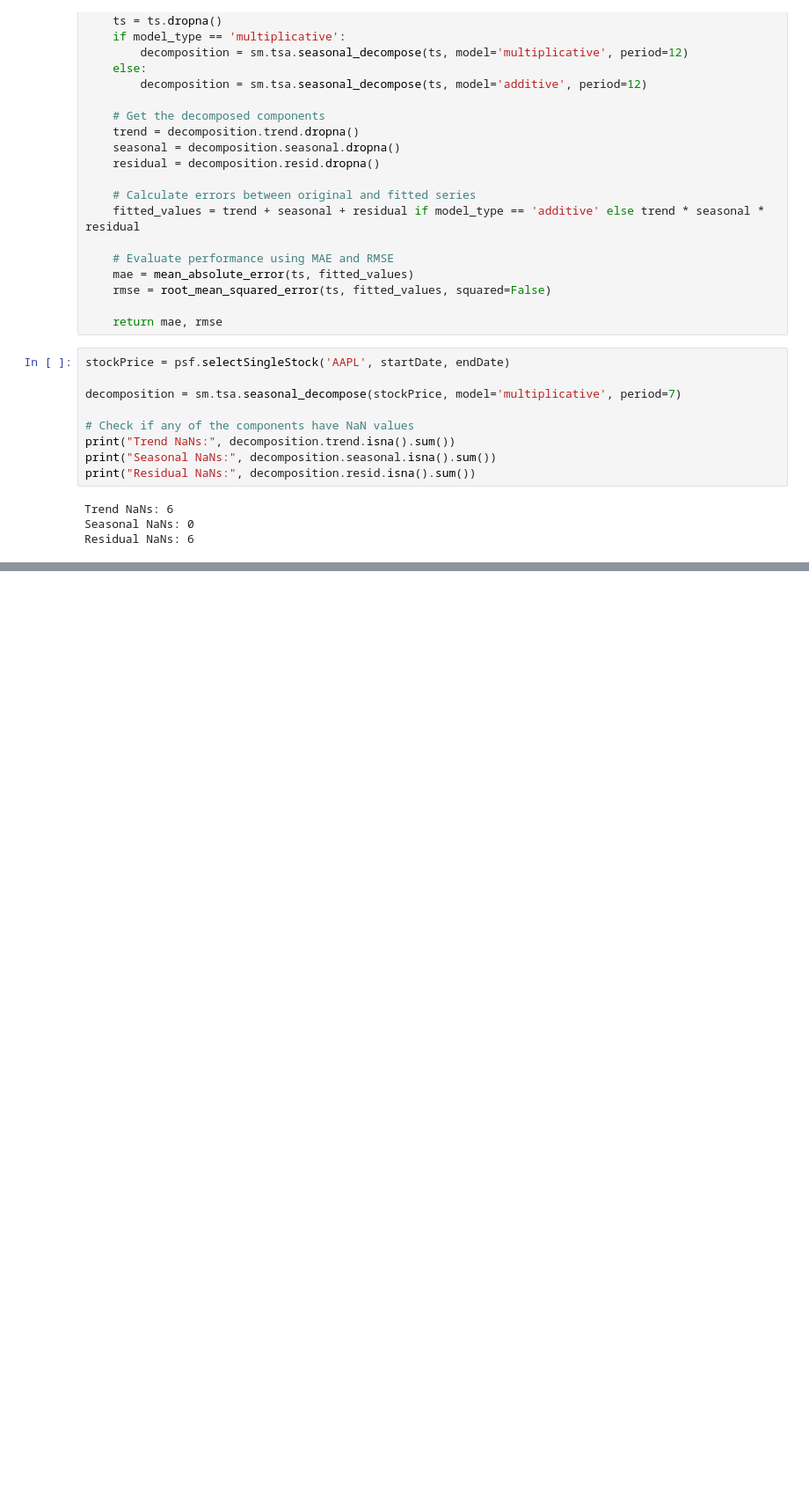
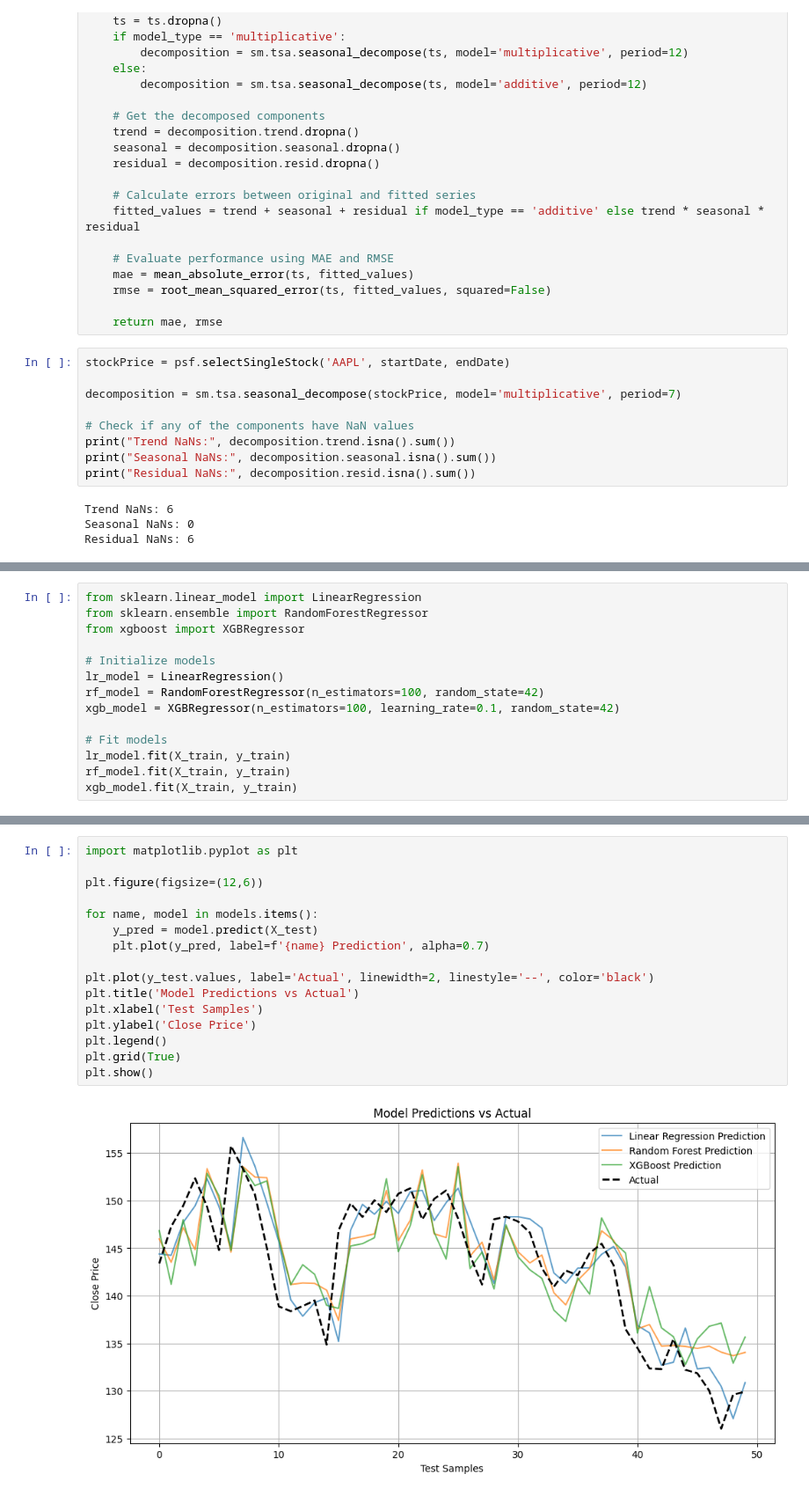
Before and after one commit to sajodajo/SimFin-G4, a Jupyter notebook: Group-4-SL.ipynb, the cells around one changed output, grey strips where cells are left out. Shown at 88% size. Saved outputs shown, nothing was run; the diff lists cells and outputs as text; blank space fills up the shorter version.

```diff
--- a/Group-4-SL.ipynb
+++ b/Group-4-SL.ipynb
@@ -237,0 +293,14 @@ KeyError: 'Date'
+# %%
+from sklearn.linear_model import LinearRegression
+from sklearn.ensemble import RandomForestRegressor
+from xgboost import XGBRegressor
+
+# Initialize models
+lr_model = LinearRegression()
+rf_model = RandomForestRegressor(n_estimators=100, random_state=42)
+xgb_model = XGBRegressor(n_estimators=100, learning_rate=0.1, random_state=42)
+
+# Fit models
+lr_model.fit(X_train, y_train)
+rf_model.fit(X_train, y_train)
+xgb_model.fit(X_train, y_train)
@@ -237,0 +354,18 @@ KeyError: 'Date'
+# %%
+import matplotlib.pyplot as plt
+
+plt.figure(figsize=(12,6))
+
+for name, model in models.items():
+    y_pred = model.predict(X_test)
+    plt.plot(y_pred, label=f'{name} Prediction', alpha=0.7)
+
+plt.plot(y_test.values, label='Actual', linewidth=2, linestyle='--', color='black')
+plt.title('Model Predictions vs Actual')
+plt.xlabel('Test Samples')
+plt.ylabel('Close Price')
+plt.legend()
+plt.grid(True)
+plt.show()
+# %% [output]
+[figure, added]
```
Also changed, not shown: parts of 9 cells of this notebook.
